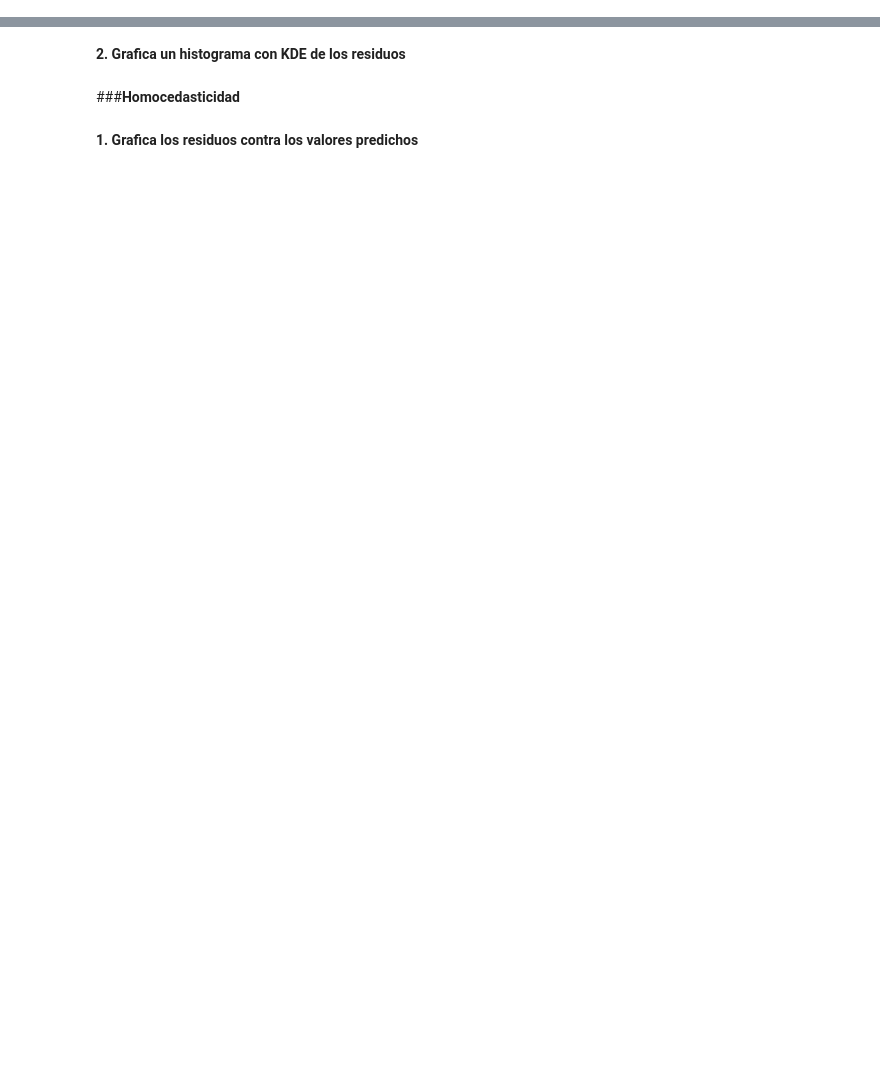
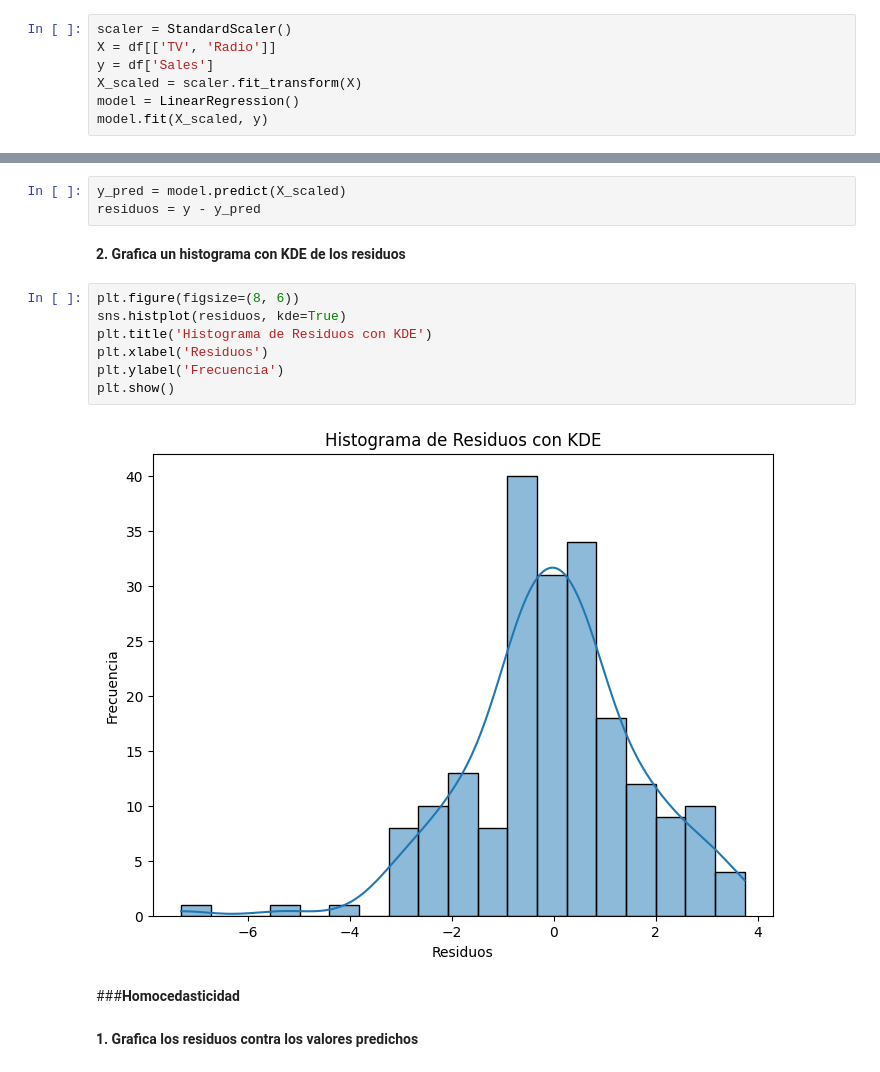
Before and after one commit to jonathanahc/Practicas, a Jupyter notebook: Práctica24RegresionLinealMultiple.ipynb, the cells around one changed output, grey strips where cells are left out. Drawn from its saved outputs; the diff is of its cells as text; blank space fills up the shorter version.

```diff
--- a/Práctica24RegresionLinealMultiple.ipynb
+++ b/Práctica24RegresionLinealMultiple.ipynb
@@ -475,3 +475,10 @@ Escribe cada una de las subsecciones similares a las existentes en la Parte 4.
 ###**Entrenamiento del Modelo  (sin la variable Newspaper)**
 # %% [markdown]
 **1. Entrena un modelo de regresión lineal múltiple usando TV, Radio y Newspaper como variables independientes**
+# %%
+scaler = StandardScaler()
+X = df[['TV', 'Radio']]
+y = df['Sales']
+X_scaled = scaler.fit_transform(X)
+model = LinearRegression()
+model.fit(X_scaled, y)
@@ -481,8 +509,20 @@ Escribe cada una de las subsecciones similares a las existentes en la Parte 4.
 ###**Normalidad de los residuos**
 # %% [markdown]
 **1. Calcula los residuos: residuos = y - y_pred**
+# %%
+y_pred = model.predict(X_scaled)
+residuos = y - y_pred
 # %% [markdown]
 **2. Grafica un histograma con KDE de los residuos**
+# %%
+plt.figure(figsize=(8, 6))
+sns.histplot(residuos, kde=True)
+plt.title('Histograma de Residuos con KDE')
+plt.xlabel('Residuos')
+plt.ylabel('Frecuencia')
+plt.show()
+# %% [output]
+[figure, added]
 # %% [markdown]
 ###**Homocedasticidad**
 # %% [markdown]
```
Also changed, not shown: parts of 8 cells of this notebook.
